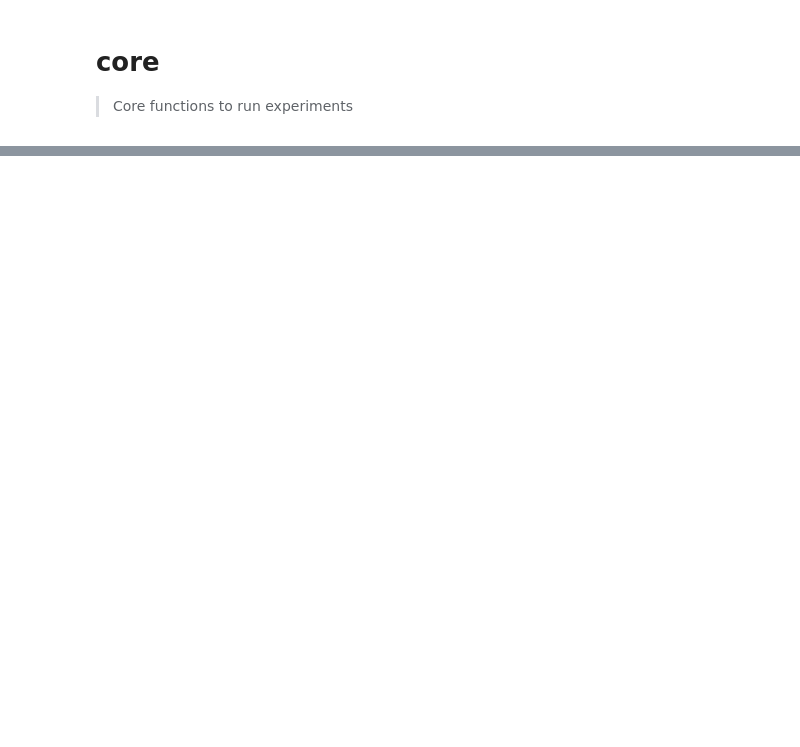
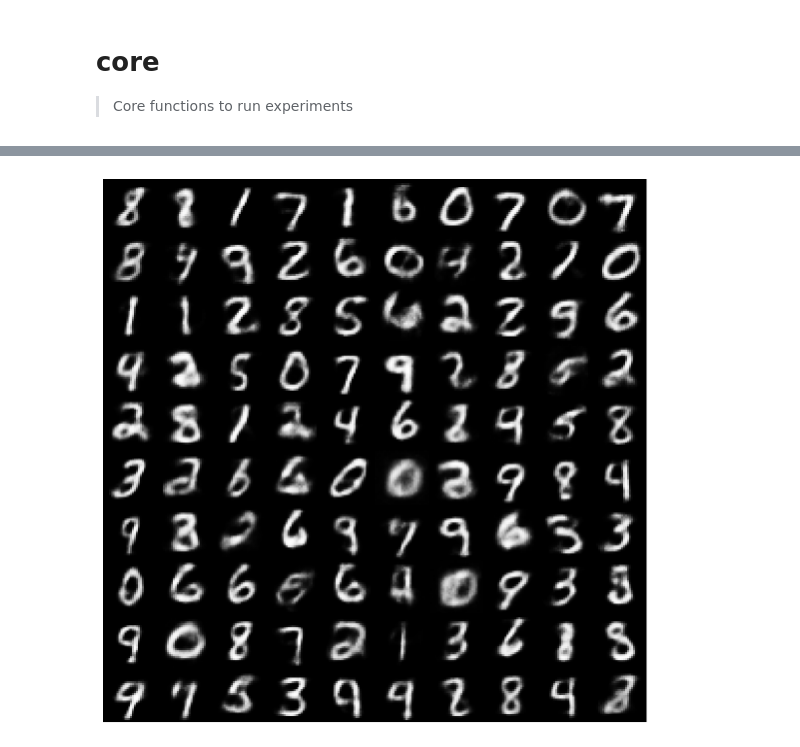
Before and after one commit to CoAxLab/newremagine, a Jupyter notebook: core.ipynb, the cells around one changed output, grey strips where cells are left out. Cells and saved outputs as stored; diff of their text form; code cells hidden in the pictures; blank space fills up the shorter version.

```diff
--- a/core.ipynb
+++ b/core.ipynb
@@ -137,7 +138,7 @@ def test(model, test_dataset, device="cpu"):
 [interactive output not drawn]
 # %%
 # test
-test_dataset = FashionMNIST(
+test_dataset = MNIST(
     "data/", download=True, train=False, transform=transforms.ToTensor()
 )
 test(model, test_dataset)
@@ -146,0 +181,36 @@ test(model, test_dataset)
+# %%
+# export
+from itertools import product
+from copy import deepcopy
+
+
+def plot_test(test_dataset, model, batch_size, img_size=28):
+    """Display random samples from the test data."""
+    # Make a display grid
+    figure = np.zeros((img_size * batch_size, img_size * batch_size))
+
+    # Choose data
+    idx = np.random.randint(0, len(test_dataset), size=batch_size ** 2)
+
+    # !
+    imgs = []
+    for i in idx:
+        with torch.no_grad():
+            x, _ = test_dataset[i]
+            x_reconst, _, _ = model(x)
+
+        img = x_reconst.unsqueeze(0).numpy().flatten().reshape(img_size, img_size)
+        imgs.append(deepcopy(img))
+
+    k = 0
+    for i in range(batch_size):
+        for j in range(batch_size):
+            figure[
+                i * img_size : (i + 1) * img_size, j * img_size : (j + 1) * img_size
+            ] = imgs[k]
+            k += 1
+
+    plt.figure(figsize=(10, 10))
+    plt.imshow(figure, cmap="gray")
+    plt.axis("off")
+    plt.show()
@@ -146,0 +219,5 @@ test(model, test_dataset)
+# %%
+# test
+plot_test(test_dataset, model, 10)
+# %% [output]
+[figure, added]
```
Also changed, not shown: parts of 9 cells of this notebook, 2 other files.
